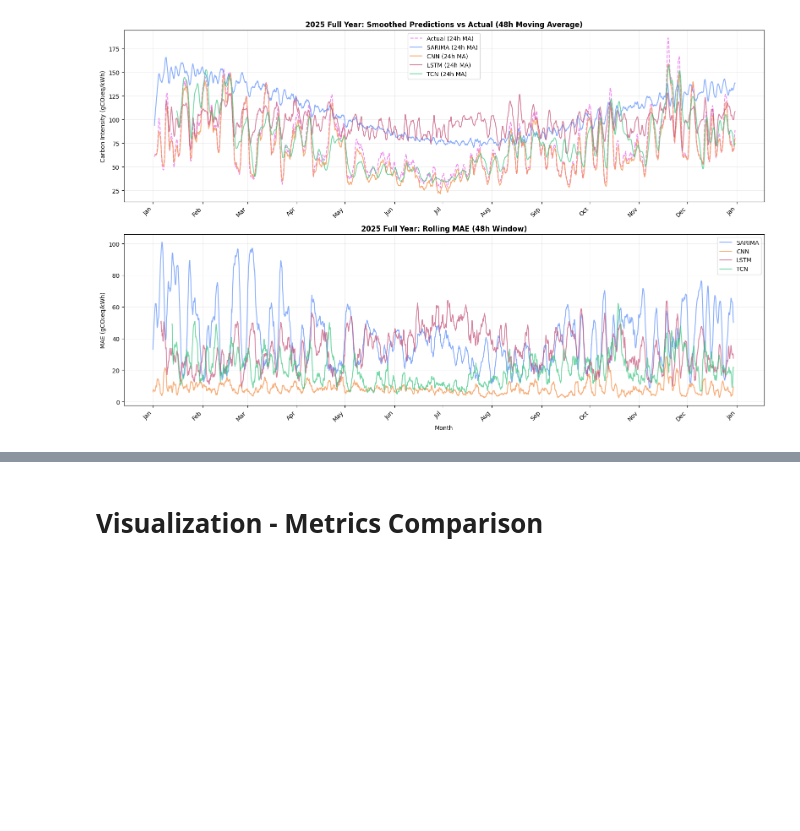
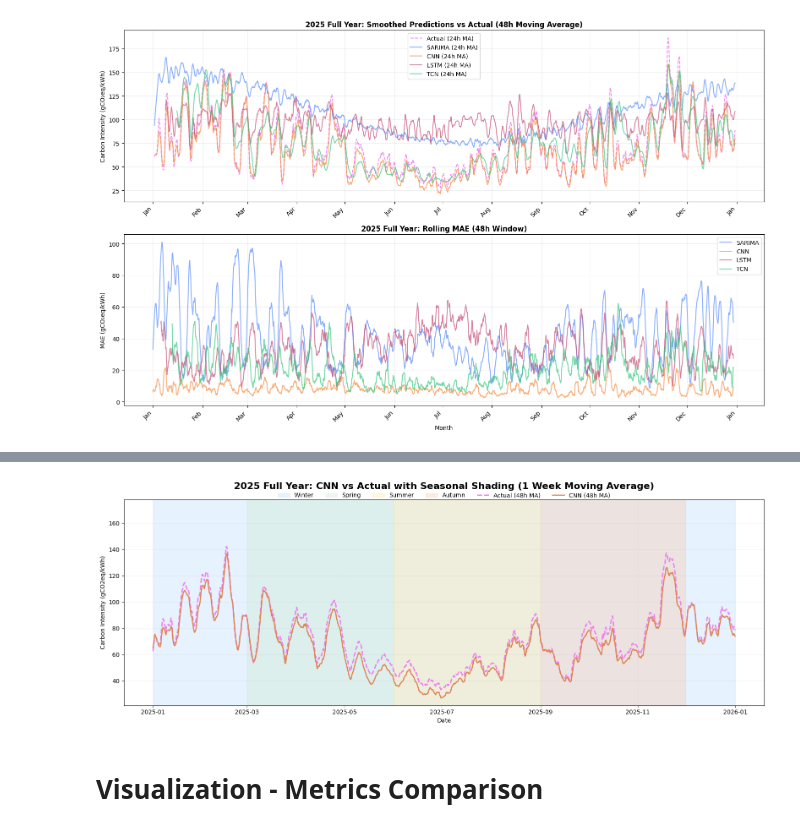
Before and after one commit to The-European-Avengers/MAJJ-ADL-eris, a Jupyter notebook: ml/model_comparison.ipynb, the cells around one changed output, grey strips where cells are left out. Drawn from its saved outputs; the diff is of its cells as text; code cells hidden in the pictures; blank space fills up the shorter version.

```diff
--- a/ml/model_comparison.ipynb
+++ b/ml/model_comparison.ipynb
@@ -494,3 +496,91 @@ plt.show()
+# %%
+window_smooth = 168
+
+# Build plotting dataframe
+plot_df = pd.DataFrame({
+    "datetime": dates,
+    "actual": y_test_actual,
+    "CNN": full_year_preds.get("CNN")
+}).sort_values("datetime").reset_index(drop=True)
+
+def month_to_season(month):
+    if month in [12, 1, 2]:
+        return "Winter"
+    if month in [3, 4, 5]:
+        return "Spring"
+    if month in [6, 7, 8]:
+        return "Summer"
+    return "Autumn"
+
+plot_df["season"] = plot_df["datetime"].dt.month.map(month_to_season)
+
+# Smooth series
+plot_df["actual_sm"] = plot_df["actual"].rolling(window=window_smooth, center=True, min_periods=1).mean()
+plot_df["cnn_sm"] = plot_df["CNN"].rolling(window=window_smooth, center=True, min_periods=1).mean()
+
+# Robust y-limits
+all_vals = np.concatenate([
+    plot_df["actual"].dropna().values,
+    plot_df["CNN"].dropna().values
+])
+ymin, ymax = np.percentile(all_vals, [1, 99])
+
+season_colors = {
+    "Winter": "#bcdcff",
+    "Spring": "#cceccc",
+    "Summer": "#ffe699",
+    "Autumn": "#f8c9a9",
+}
+
+fig, ax = plt.subplots(figsize=(16, 6))
+
+# Shade seasonal blocks
+for season_name, group in plot_df.groupby("season", sort=False):
+    start = group["datetime"].min()
+    end = group["datetime"].max()
+    ax.axvspan(start, end, color=season_colors[season_name], alpha=0.35, label=season_name)
+
+# Plot lines
+ax.plot(
+    plot_df["datetime"], plot_df["actual_sm"],
+    label="Actual (48h MA)", color="violet", linestyle="--", linewidth=2.2
+)
+ax.plot(
+    plot_df["datetime"], plot_df["cnn_sm"],
+    label="CNN (48h MA)", color="#dd8452", linewidth=1.9
+)
+
+ax.set_title("2025 Full Year: CNN vs Actual with Seasonal Shading (1 Week Moving Average)",
+             fontsize=16, fontweight="bold", pad=18)
+ax.set_ylabel("Carbon Intensity (gCO2eq/kWh)")
+ax.set_xlabel("Date")
+ax.set_ylim(ymin, ymax)
+ax.grid(True, alpha=0.3)
+
+# Build a clean legend without duplicate season labels
+handles, labels = ax.get_legend_handles_labels()
+seen = set()
+ordered_handles = []
+ordered_labels = []
+for h, l in zip(handles, labels):
+    if l not in seen:
+        seen.add(l)
+        ordered_handles.append(h)
+        ordered_labels.append(l)
+
+# Put legend under title
+ax.legend(
+    ordered_handles, ordered_labels,
+    loc="upper center",
+    bbox_to_anchor=(0.5, 1.06),
+    ncol=6,
+    frameon=False
+)
+
+plt.tight_layout()
+plt.show()
+# %% [output]
+[figure, added]
 # %% [markdown]
 # Visualization - Metrics Comparison
 # %%
```
Also changed, not shown: parts of 4 cells of this notebook, 2 other files.
